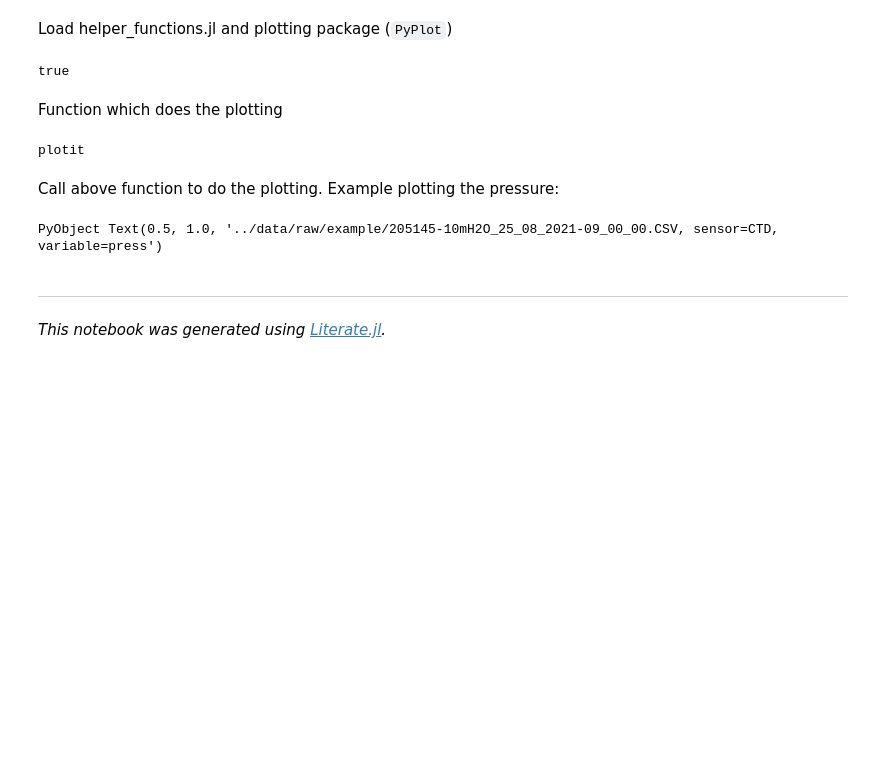
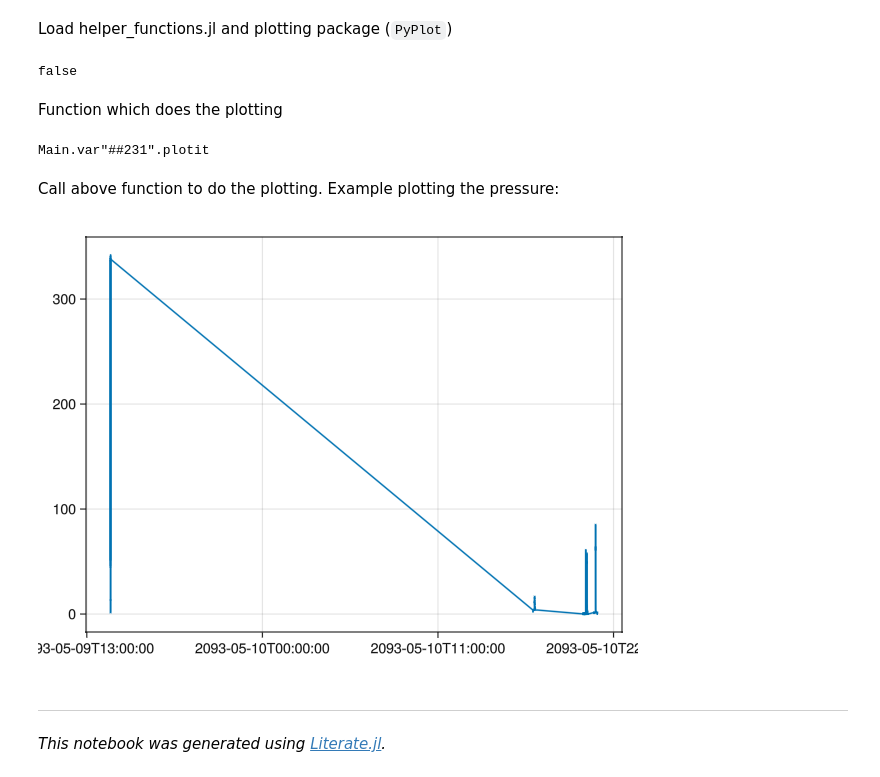
Before and after one commit to eth-vaw-glaciology/GlacierHydroFieldcourse.jl, a Jupyter notebook: notebooks/quick_data_visualisation.ipynb, the cells around one changed output. Saved outputs shown, nothing was run; the diff lists cells and outputs as text; code cells hidden in the pictures; blank space fills up the shorter version.

```diff
--- a/notebooks/quick_data_visualisation.ipynb
+++ b/notebooks/quick_data_visualisation.ipynb
@@ -5,24 +5,22 @@ Here a few functions to visually inspect your data.
 See `1_intro.jl`/`1_intro.ipynb` for an intro to Julia/Jupyter.
 # %% [markdown]
 Load helper_functions.jl and plotting package (`PyPlot`)
-# %%
-using NBInclude
-@nbinclude("helper_functions.ipynb")
-using PyPlot
-pygui(true) # to get an interactive, zoomable plot
-            # (does not work when running a notebook on a server, only locally)
-# pygui(false) # to get in-line plots
-# %% [output]
-true
+# %%
+using NBInclude
+@nbinclude("helper_functions.ipynb")
+using GLMakie
+Makie.inline!(false) # set to false for notebook inline plots
+# %% [output]
+false
 # %% [markdown]
 Function which does the plotting
 # %%
 """
-   plotit(filename, sensor, variable=:cond, ax=gca())
+   plotit(filename, sensor, variable=:cond)
 
 Plots the results from one file.  By default into the current axis
 """
-function plotit(filename, sensor, variable=:cond, ax=gca())
+function plotit(filename, sensor, variable=:cond)
     # load
     d = if sensor==:CTD
         read_Keller_DCX22_CTD(filename)
@@ -36,18 +34,18 @@ function plotit(filename, sensor, variable=:cond, ax=gca())
         error("Don't know how to read data from sensor: $sensor")
     end
     # plot
-    plot(d[:t], d[variable])
-    title("$filename, sensor=$sensor, variable=$variable")
+    lines(d[:t], d[variable])
+    # title("$filename, sensor=$sensor, variable=$variable")
 end
 # %% [output]
-plotit
+Main.var"##231".plotit
 # %% [markdown]
 Call above function to do the plotting.  Example plotting the pressure:
 # %%
 plotit("../data/raw/example/205145-10mH2O_25_08_2021-09_00_00.CSV", :CTD, :press)
-#plotit("../data/raw/example-WTW/AD422041.CSV", :WTW, :cond)
+plotit("../data/raw/example-WTW/AD422041.CSV", :WTW, :cond)
 # %% [output]
-PyObject Text(0.5, 1.0, '../data/raw/example/205145-10mH2O_25_08_2021-09_00_00.CSV, sensor=CTD, variable=press')
+[figure, added]
 # %% [markdown]
 ---
 
```
Also changed, not shown: 8 other files.
